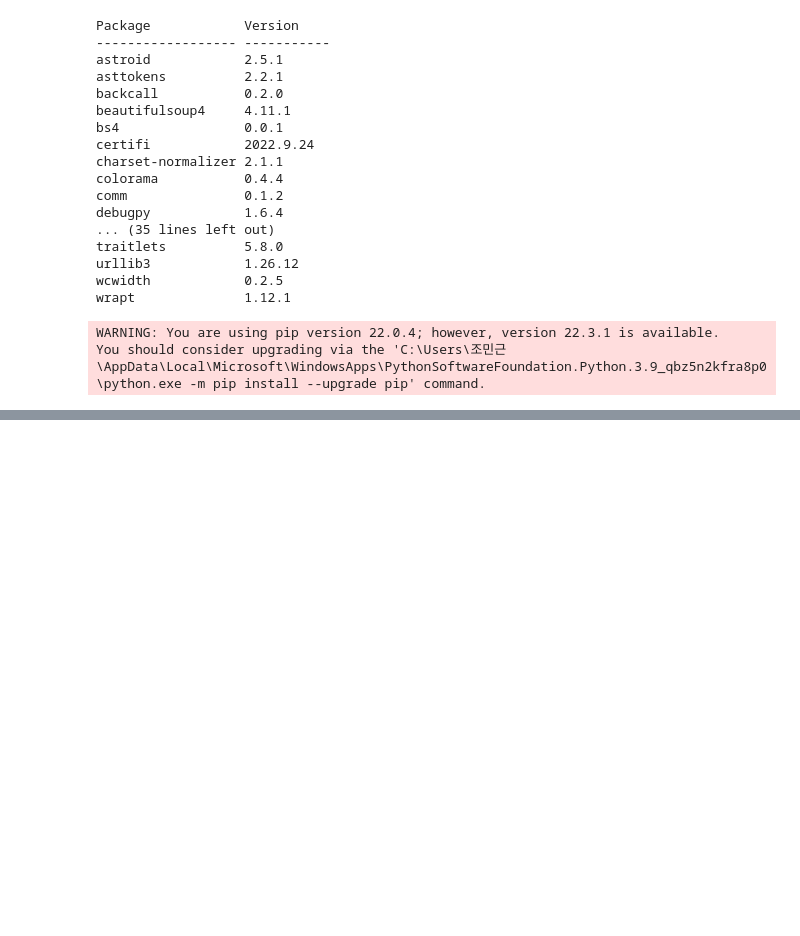
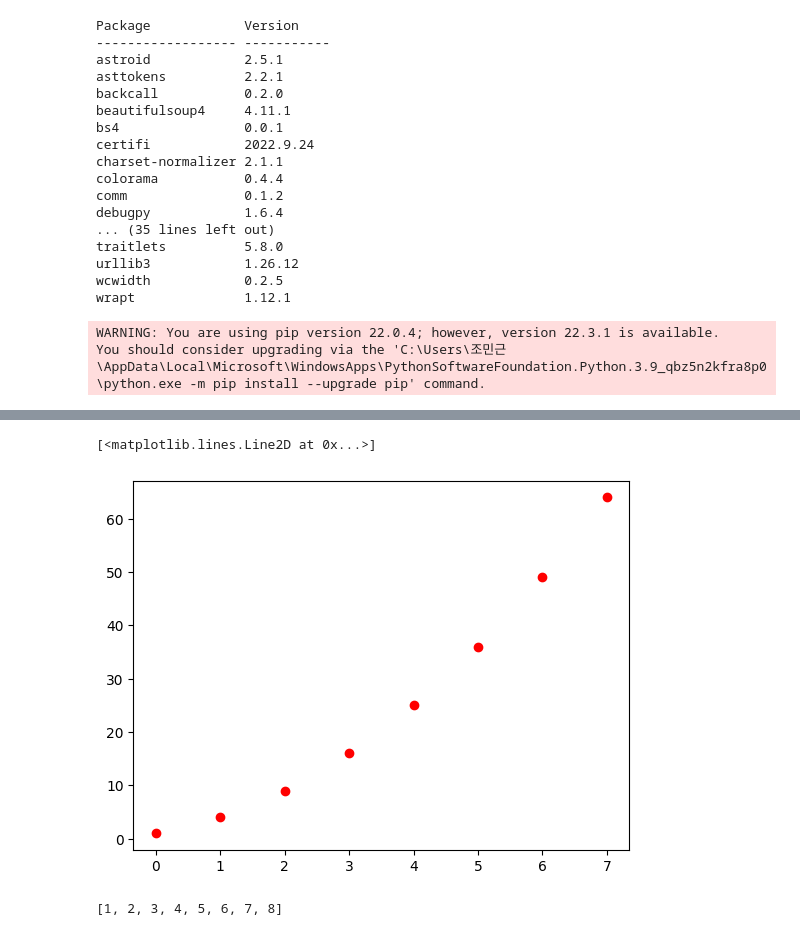
Before and after one commit to minguencho/BigDataCoding, a Jupyter notebook: class3/prac_3week.ipynb, the cells around one changed output, grey strips where cells are left out. Drawn from its saved outputs; the diff is of its cells as text; code cells hidden in the pictures; blank space fills up the shorter version.

```diff
--- a/class3/prac_3week.ipynb
+++ b/class3/prac_3week.ipynb
@@ -280,0 +503,13 @@ NameError: name 'df' is not defined
+# %%
+#그래프 모양과 색 지정하기
+# or : 점 형태로
+plt.plot(x,'or',color = 'r', )
+# %% [output]
+[<matplotlib.lines.Line2D at 0x...>]
+[figure, added]
+# %%
+# 축이름 설정
+y  = [i for i in range(1,9)]
+print(y)
+# %% [output]
+[1, 2, 3, 4, 5, 6, 7, 8]
```
Also changed, not shown: parts of 25 cells of this notebook, 24 other files.
